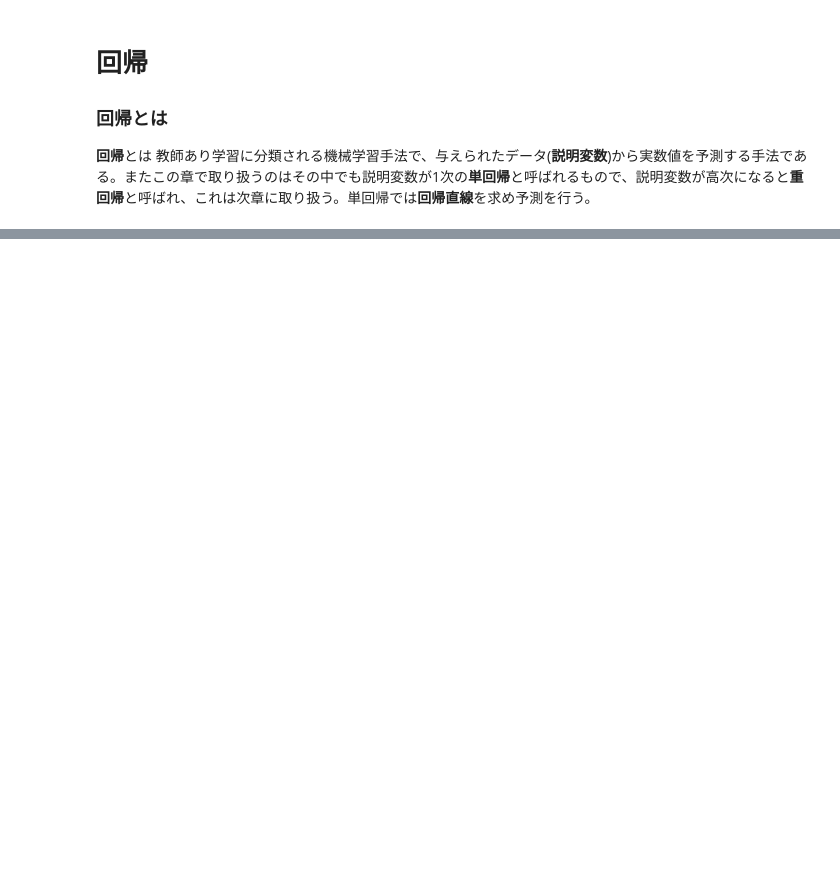
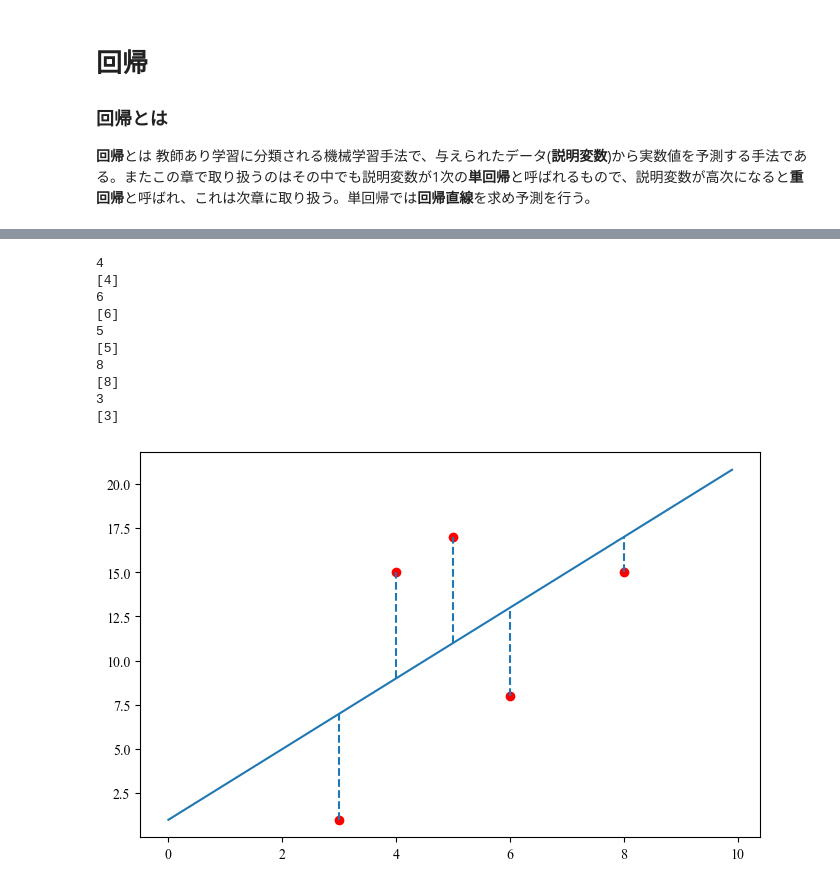
Before and after one commit to aice-ice/Senior-project, a Jupyter notebook: test.ipynb, the cells around one changed output, grey strips where cells are left out. Saved outputs shown, nothing was run; the diff lists cells and outputs as text; code cells hidden in the pictures; blank space fills up the shorter version.

```diff
--- a/test.ipynb
+++ b/test.ipynb
@@ -61,0 +96,29 @@ $$
+# %%
+
+
+data = np.array([[4, 15], [6, 8], [5, 17], [8, 15], [3, 1]])
+
+x = np.arange(0, 10, 0.1)
+y = 2 * x + 1
+
+fig = plt.figure(figsize=(8, 5))
+ax = fig.add_subplot(111)
+
+ax.plot(x, y)
+ax.scatter(data[:, 0], data[:, 1], color='red')
+for i, row in enumerate(data[:, 0]):
+    print(row)
+    print([row])
+    ax.vlines([row], ymin=min(2 * row + 1, data[i, 1]), ymax=max(2 * row + 1, data[i, 1]), linestyles='dashed', label=f'`{i+1}')
+# %% [output]
+4
+[4]
+6
+[6]
+5
+[5]
+8
+[8]
+3
+[3]
+[figure, added]
```
Also changed, not shown: parts of 6 cells of this notebook, 3 other files.
